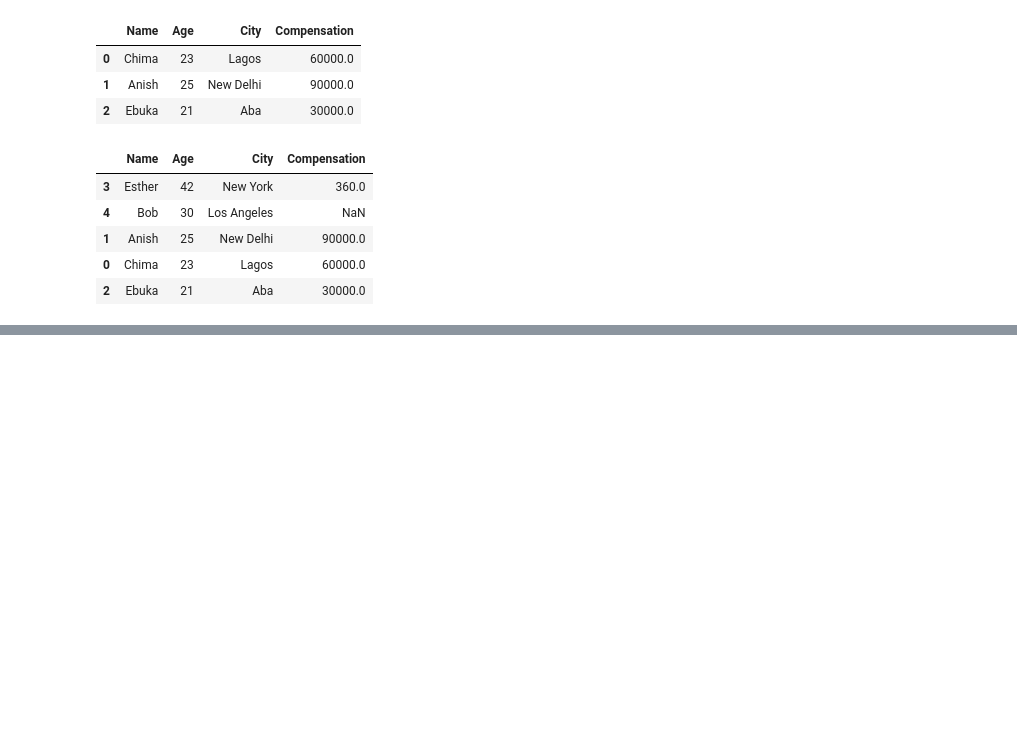
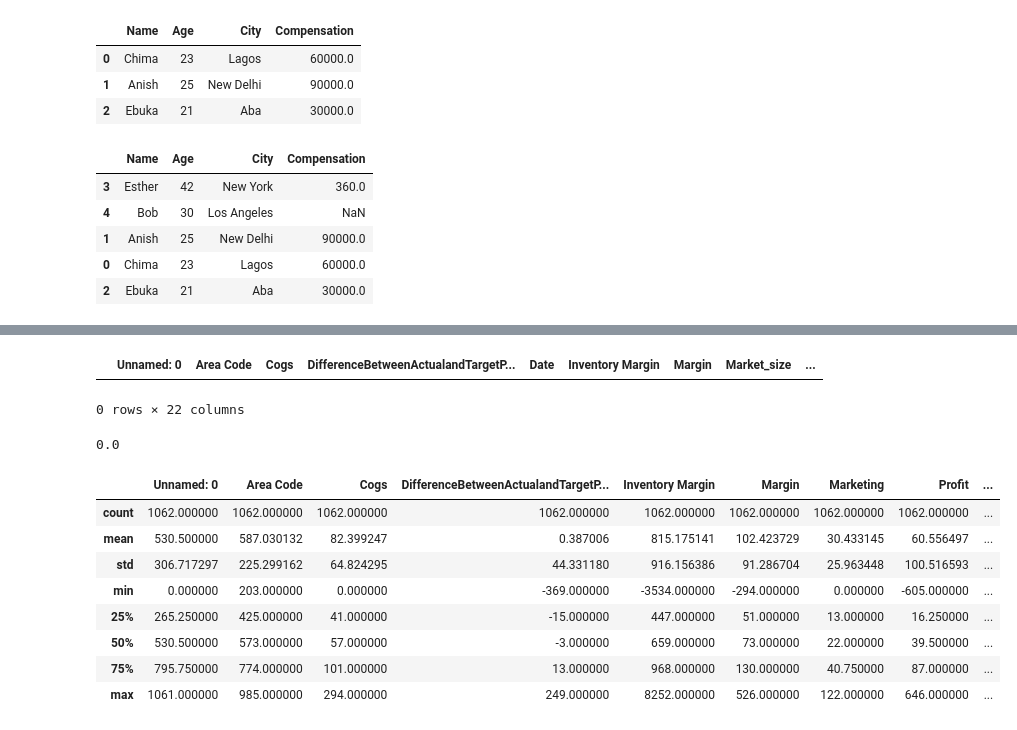
Before and after one commit to Chimmz/tutort-data-sci-ml, a Jupyter notebook: pandas/lecture.ipynb, the cells around one changed output, grey strips where cells are left out. Cells and saved outputs as stored; diff of their text form; code cells hidden in the pictures; blank space fills up the shorter version.

Commit message:
Began exploratory data analysis

```diff
--- a/pandas/lecture.ipynb
+++ b/pandas/lecture.ipynb
@@ -287,0 +369,31 @@ city_groups.max('Age')
+# %%
+# Access rows where values are null
+
+coffee_sales[coffee_sales.isnull().any(axis=1)]
+# %% [output]
+|  | Unnamed: 0 | Area Code | Cogs | DifferenceBetweenActualandTargetP... | Date | Inventory Margin | Margin | Market_size | ... |
+0 rows × 22 columns
+# %%
+# Get the percentage of missing data
+
+# coffee_sales.isnull().sum() / len(coffee_sales) * 100
+
+total_null = len(coffee_sales[coffee_sales.isnull().any(axis=1)])
+total = len(coffee_sales)
+
+total_null / total * 100
+# %% [output]
+0.0
+# %%
+coffee_sales.describe() # Works for numeric cols only
+# coffee_sales.describe().mean()
+# %% [output]
+|  | Unnamed: 0 | Area Code | Cogs | DifferenceBetweenActualandTargetP... | Inventory Margin | Margin | Marketing | Profit | ... |
+| count | 1062.000000 | 1062.000000 | 1062.000000 | 1062.000000 | 1062.000000 | 1062.000000 | 1062.000000 | 1062.000000 | ... |
+| mean | 530.500000 | 587.030132 | 82.399247 | 0.387006 | 815.175141 | 102.423729 | 30.433145 | 60.556497 | ... |
+| std | 306.717297 | 225.299162 | 64.824295 | 44.331180 | 916.156386 | 91.286704 | 25.963448 | 100.516593 | ... |
+| min | 0.000000 | 203.000000 | 0.000000 | -369.000000 | -3534.000000 | -294.000000 | 0.000000 | -605.000000 | ... |
+| 25% | 265.250000 | 425.000000 | 41.000000 | -15.000000 | 447.000000 | 51.000000 | 13.000000 | 16.250000 | ... |
+| 50% | 530.500000 | 573.000000 | 57.000000 | -3.000000 | 659.000000 | 73.000000 | 22.000000 | 39.500000 | ... |
+| 75% | 795.750000 | 774.000000 | 101.000000 | 13.000000 | 968.000000 | 130.000000 | 40.750000 | 87.000000 | ... |
+| max | 1061.000000 | 985.000000 | 294.000000 | 249.000000 | 8252.000000 | 526.000000 | 122.000000 | 646.000000 | ... |
```
Also changed, not shown: parts of 13 cells of this notebook, 1 other file.
